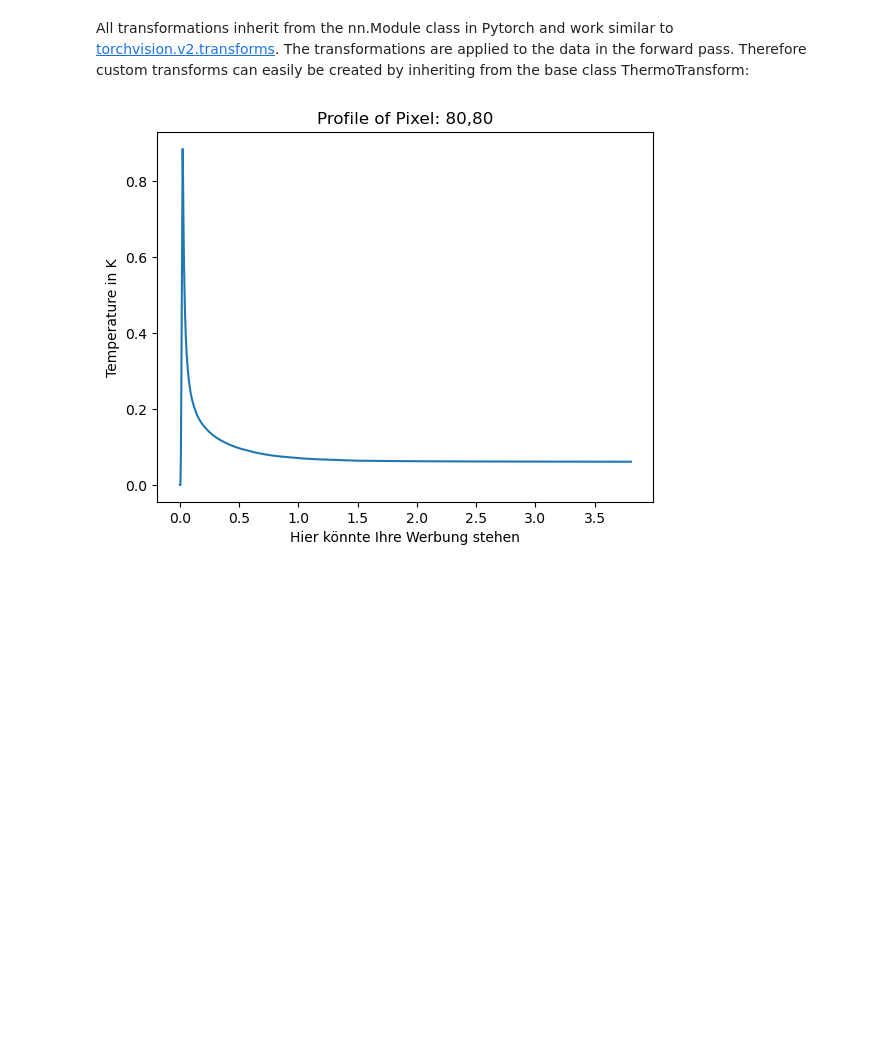
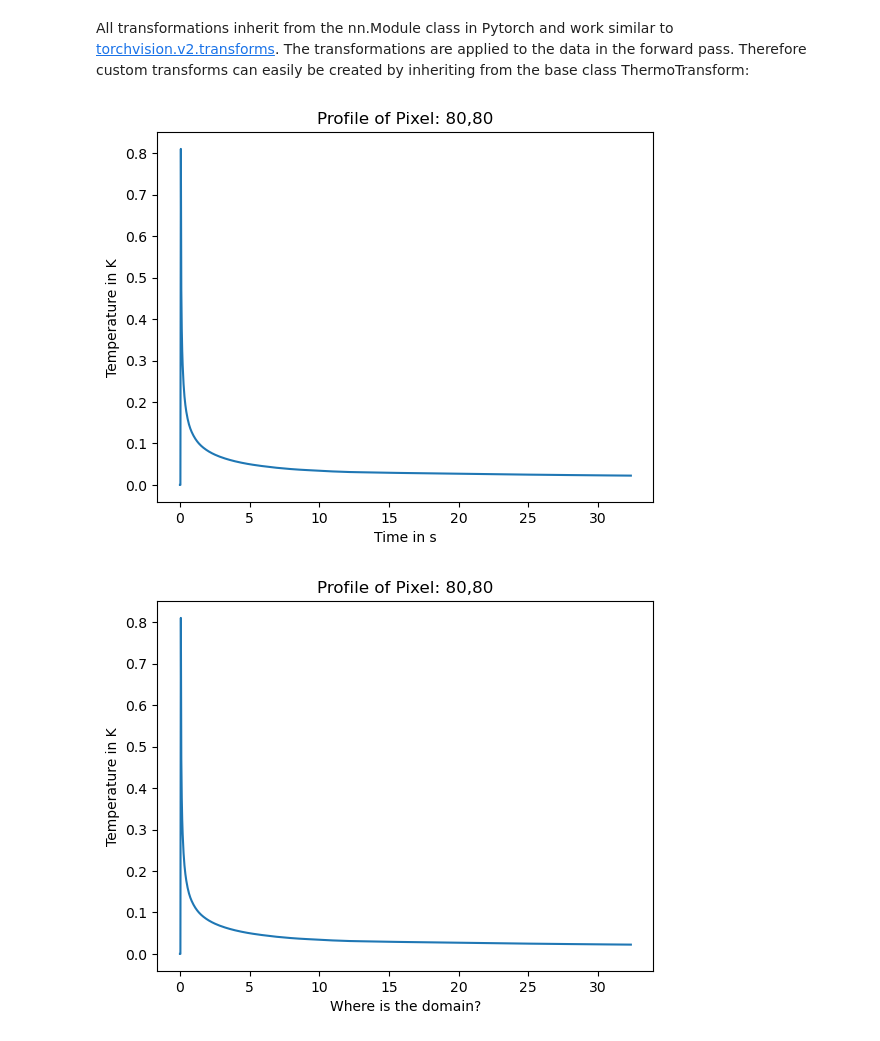
Before and after one commit to voidsy-gmbh/pyThermoNDT, a Jupyter notebook: examples/example3_transforming_data.ipynb, the cells around one changed output. Saved outputs shown, nothing was run; the diff lists cells and outputs as text; code cells hidden in the pictures; blank space fills up the shorter version.

Commit message:
Update examples to use the modified reader and dataset

```diff
--- a/examples/example3_transforming_data.ipynb
+++ b/examples/example3_transforming_data.ipynb
@@ -3,9 +3,12 @@
 First we import the necessary modules and create reader +  writer object.
 # %%
 import pythermondt.transforms as T
-from pythermondt.readers import HDF5Reader
+from pythermondt.readers import LocalReader, S3Reader
+from pythermondt import ThermoDataset
 
-reader = HDF5Reader(source="./example_data/example-data*.hdf5")
+# Create data sources
+localreader = LocalReader(source="./example_data/example-data*.hdf5")
+s3reader = S3Reader("s3://ffg-bp/example2_writing_data/.hdf5")
 # %% [markdown]
 Pythermondt supports applying transformations to the data. This is useful to easily manipulate the data before writing it to a file, for reccuring tasks. For example the lookup table can be applied:
 # %%
@@ -26,7 +29,7 @@ container.show_pixel_profile(40,80)
 # %% [markdown]
 Composing multiple transformations into a single transformation is also possible using Compose:
 # %%
-container = reader[0]
+container = localreader[0]
 pipeline = T.Compose([
     T.ApplyLUT(),
     T.SubstractFrame(frame=0),
@@ -51,0 +49,3 @@ transformed_reader[0].show_pixel_profile(80, 80)
+# %%
+# Create
+dataset = ThermoDataset(data_source=[localreader, s3reader], transform=pipeline)
@@ -52,29 +66,29 @@ transformed_reader[0].show_pixel_profile(80, 80)
 # %% [markdown]
 All transformations inherit from the nn.Module class in Pytorch and work similar to [torchvision.v2.transforms](https://pytorch.org/vision/main/auto_examples/transforms/plot_transforms_getting_started.html). The transformations are applied to the data in the forward pass. Therefore custom transforms can easily be created by inheriting from the base class ThermoTransform:
 # %%
-from pythermondt.data.datacontainer.core import DataContainer
+from pythermondt import DataContainer
 from pythermondt.transforms import ThermoTransform
 
 # Define a custom transform
 class MyOwnTransform(ThermoTransform):
     def __init__(self, name: str):
         super().__init__()
         self.name = name
 
     def forward(self, container: DataContainer) -> DataContainer:
         container.update_attribute("/MetaData/DomainValues", "DomainType", self.name)
         return container
 
+# Create a new instance of the custom transform
+myowntransform = MyOwnTransform("Where is the domain?")
+
 # Apply the custom transform
-container = reader[0]
+container = dataset[5]
+container.show_pixel_profile(80, 80)
 
-pipeline = T.Compose([
-    pipeline,
-    MyOwnTransform("Hier könnte Ihre Werbung stehen")
-])
-
-container = pipeline(container)
+container = myowntransform(container)
 
 container.show_pixel_profile(80, 80)
 # %% [output]
-[figure, old version]
+[figure, new version]
+[figure, added]
```
Also changed, not shown: parts of 8 cells of this notebook, 3 other files.
